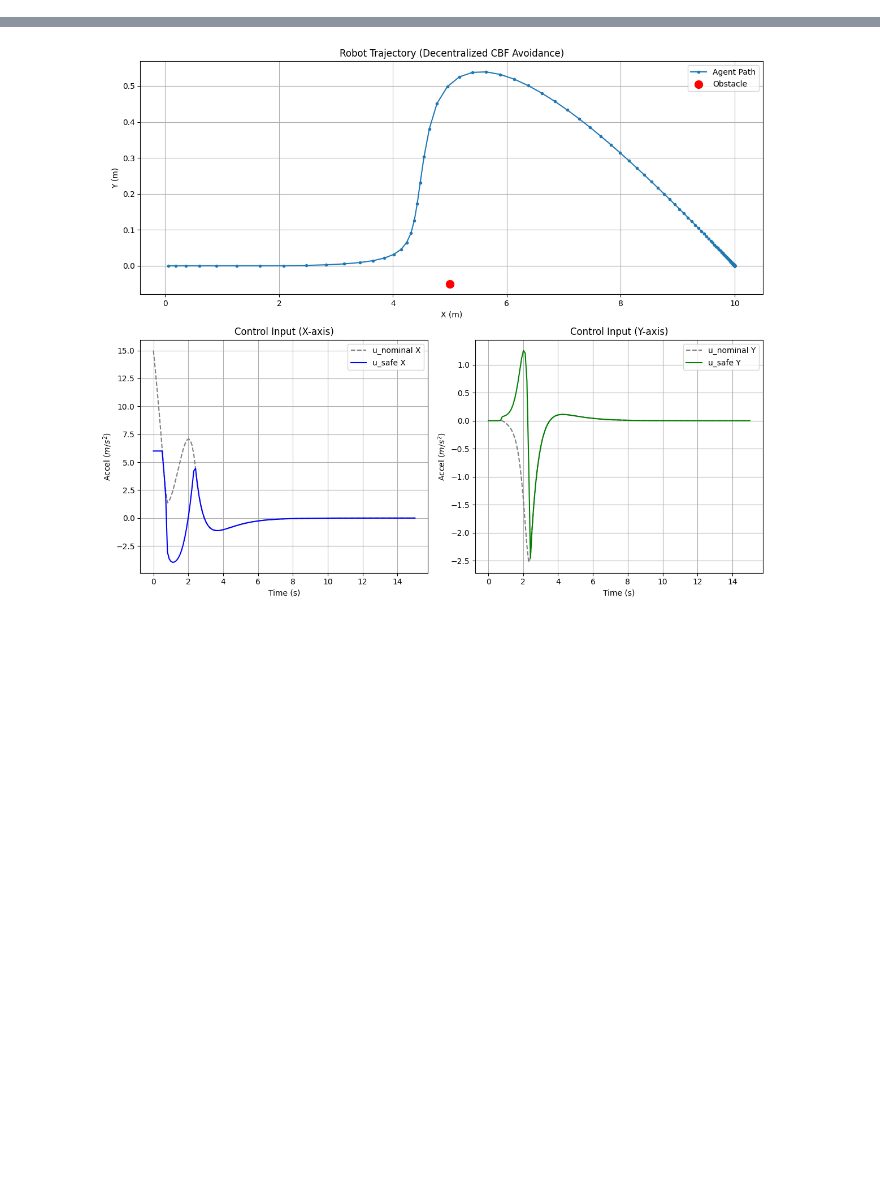
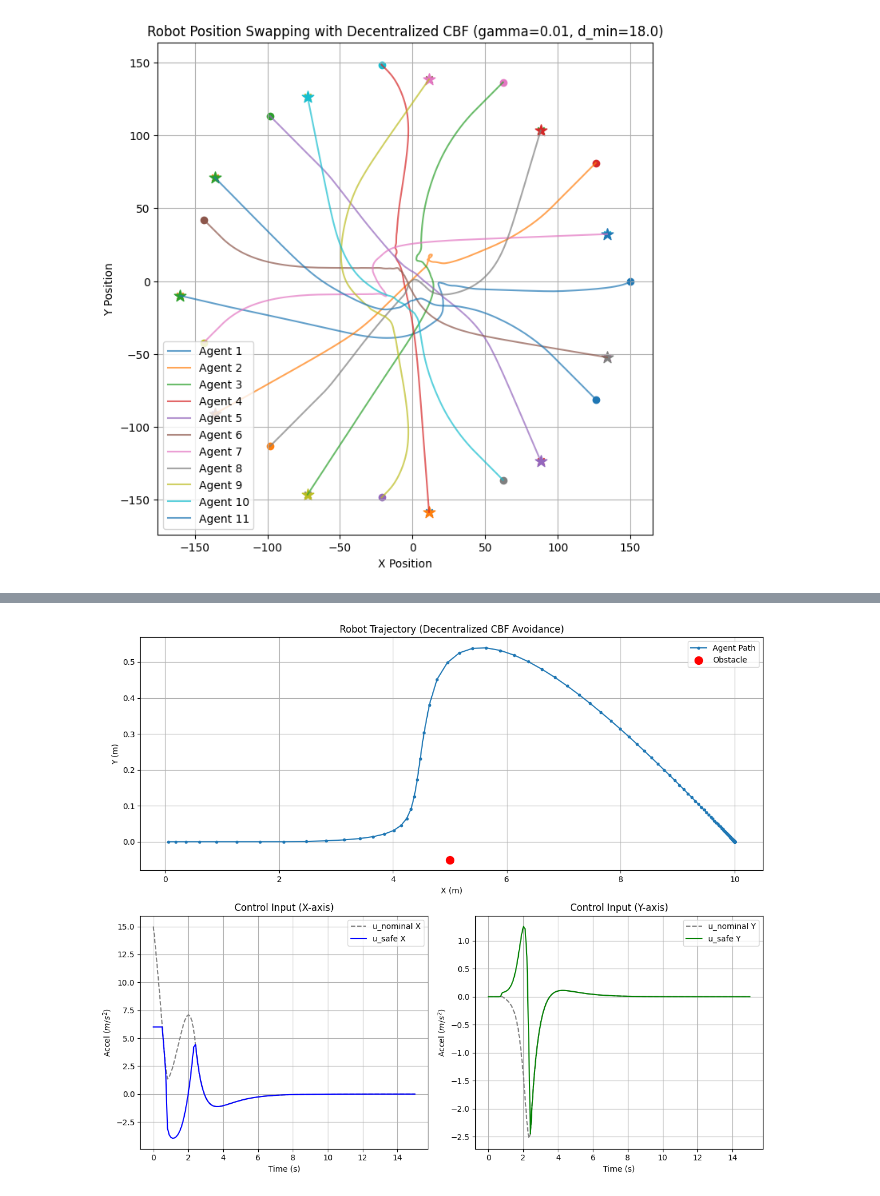
Before and after one commit to hungnguyen-125/Safety_Formation_Control_CBF, a Jupyter notebook: demo/decentralized_cbf_validation.ipynb, the cells around one changed output, grey strips where cells are left out. Drawn from its saved outputs; the diff is of its cells as text; code cells hidden in the pictures; blank space fills up the shorter version.

```diff
--- a/demo/decentralized_cbf_validation.ipynb
+++ b/demo/decentralized_cbf_validation.ipynb
@@ -108,0 +224,68 @@ plt.show()
+# %%
+# --- History ---
+history = [[] for _ in range(N)]
+u_nom_hist = [[] for _ in range(N)]
+u_safe_hist = [[] for _ in range(N)]
+
+# --- Simulation Loop ---
+for t in range(steps):
+    u_nom_commands = {}
+    u_safe_commands = {}
+
+    # 1) Compute local safe control for each agent
+    for agent_id in range(1, N + 1):
+        current_agent = agents_list[agent_id - 1]   # because list is 0-based
+
+        pos = current_agent.pos.flatten()
+        vel = current_agent.vel.flatten()
+
+        u_nom_i = -k1 * (pos - current_agent.target) - k2 * vel
+
+        neighbor_list = topology.get_neighbors(agent_id)   # keep 1-based IDs
+
+        u_safe_i = cbf_filter.compute_safe_control(
+            agent_i=current_agent,
+            agent_id=agent_id,
+            all_agents=agents_list,        # list ordered by id
+            neighbor_list=neighbor_list,
+            u_nom_i=u_nom_i.reshape(2, 1)
+        )
+
+        u_nom_commands[agent_id] = u_nom_i.copy()
+        u_safe_commands[agent_id] = u_safe_i.flatten()
+
+    # 2) Update physics
+    for agent_id in range(1, N + 1):
+        ag = agents_list[agent_id - 1]
+
+        ag.update_physics(u_safe_commands[agent_id], dt)
+
+        history[agent_id - 1].append(ag.pos.flatten().copy())
+        u_nom_hist[agent_id - 1].append(u_nom_commands[agent_id].copy())
+        u_safe_hist[agent_id - 1].append(u_safe_commands[agent_id].copy())
+
+# --- Convert history to arrays ---
+history = [np.array(h) for h in history]
+u_nom_hist = [np.array(h) for h in u_nom_hist]
+u_safe_hist = [np.array(h) for h in u_safe_hist]
+
+# --- Plot trajectories ---
+plt.figure(figsize=(8, 8))
+for i in range(N):
+    traj = history[i]
+    if len(traj) == 0:
+        continue
+
+    plt.plot(traj[:, 0], traj[:, 1], alpha=0.7, label=f'Agent {i+1}')
+    plt.scatter(traj[0, 0], traj[0, 1], marker='o')
+    plt.scatter(traj[-1, 0], traj[-1, 1], marker='x')
+    plt.scatter(agents_list[i].target[0], agents_list[i].target[1], marker='*', s=120)
+
+plt.title(f"Robot Position Swapping with Decentralized CBF (gamma={gamma}, d_min={d_min})")
+plt.xlabel("X Position")
+plt.ylabel("Y Position")
+plt.axis("equal")
+plt.grid(True)
+plt.legend()
+plt.show()
+# %% [output]
@@ -109 +309,2 @@ plt.show()
+[figure, added]
 # %%
```
Also changed, not shown: parts of 15 cells of this notebook, 6 other files.
